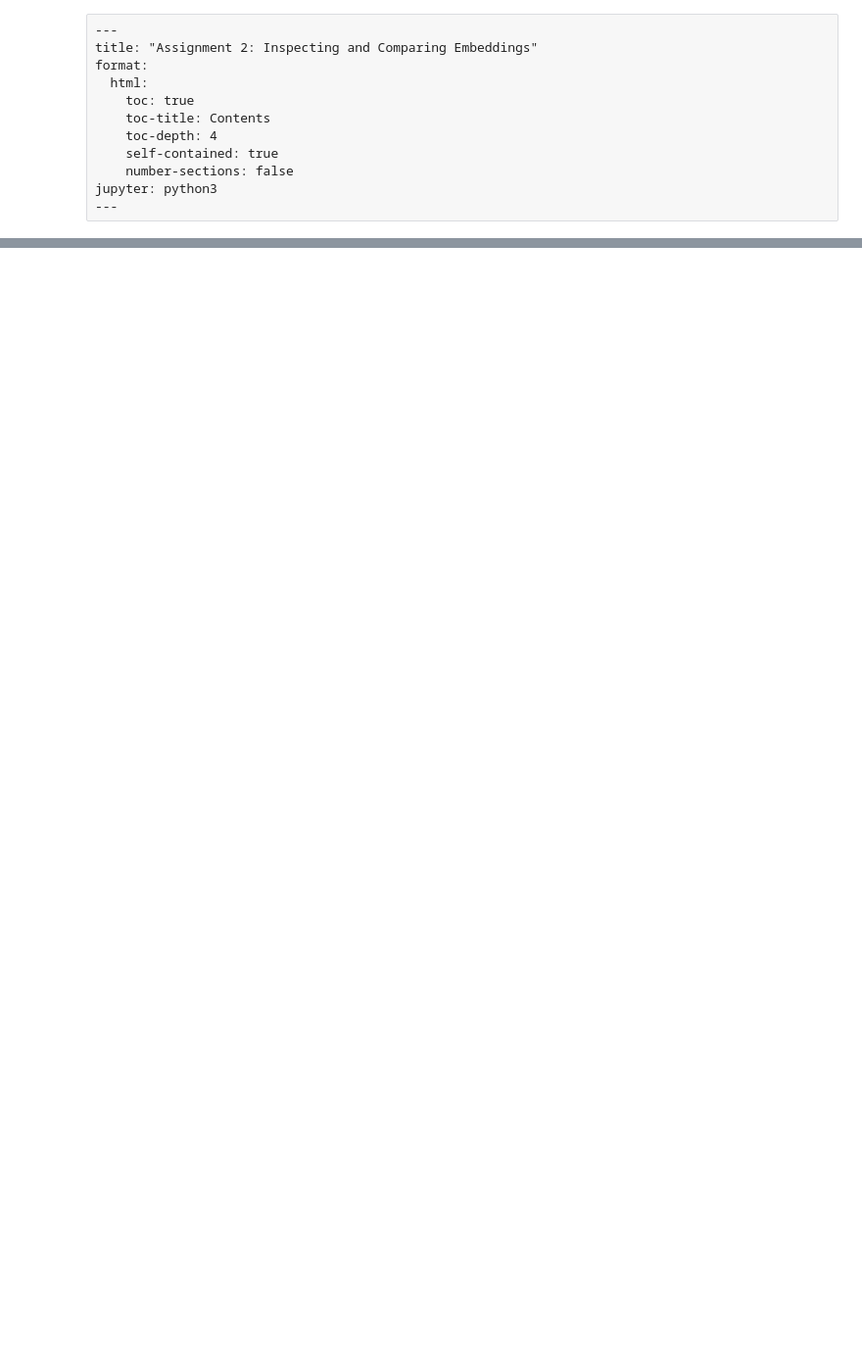
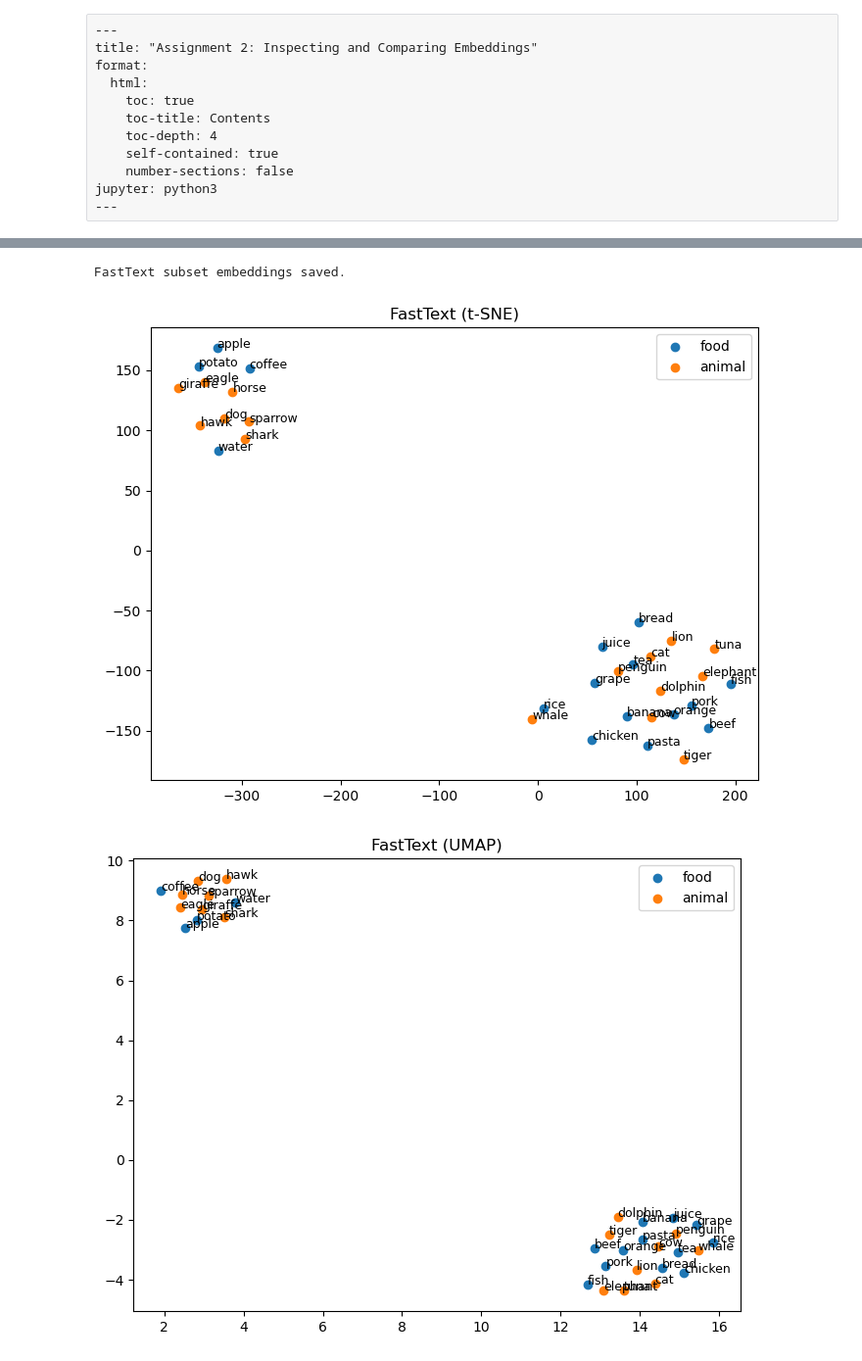
Before and after one commit to hymzhao/stat359, a Jupyter notebook: student/Assignment2/inspect_embeddings.ipynb, the cells around one changed output, grey strips where cells are left out. Shown at 98% size. Drawn from its saved outputs; the diff is of its cells as text; code cells hidden in the pictures; blank space fills up the shorter version.

```diff
--- a/student/Assignment2/inspect_embeddings.ipynb
+++ b/student/Assignment2/inspect_embeddings.ipynb
@@ -75,0 +257,39 @@ You are responsible for the correctness of your submission, even if AI suggested
+# %%
+# Load FastText vectors
+all_vectors = np.load("fasttext-wiki-news-subwords-300.model.vectors.npy")  # full embeddings
+
+# Map words to indices for our subset
+word2idx = {word: i for i, word in enumerate(words)}
+idx2word = {i: word for i, word in enumerate(words)}
+embeddings_subset = all_vectors[:len(words)]  # slice first N embeddings for our words
+
+# Save pickle for later use
+with open("fasttext_wiki_news_subset.pkl", "wb") as f:
+    pickle.dump({
+        'embeddings': embeddings_subset,
+        'word2idx': word2idx,
+        'idx2word': idx2word
+    }, f)
+
+print("FastText subset embeddings saved.")
+# %% [output]
+FastText subset embeddings saved.
+# %%
+# Load pickle
+with open("fasttext_wiki_news_subset.pkl", "rb") as f:
+    data = pickle.load(f)
+
+embeddings_fasttext = data['embeddings']
+word2idx_fasttext = data['word2idx']
+idx2word_fasttext = data['idx2word']
+
+# Get embeddings for plotting
+X, valid_words = get_embeddings_from_matrix(words, embeddings_fasttext, word2idx_fasttext)
+valid_labels = [labels[words.index(w)] for w in valid_words]
+
+# Plot
+plot_tsne(X, valid_words, valid_labels, "FastText (t-SNE)")
+plot_umap(X, valid_words, valid_labels, "FastText (UMAP)")
+# %% [output]
+[figure, added]
+[figure, added]
```
Also changed, not shown: parts of 19 cells of this notebook, 1 other file.
